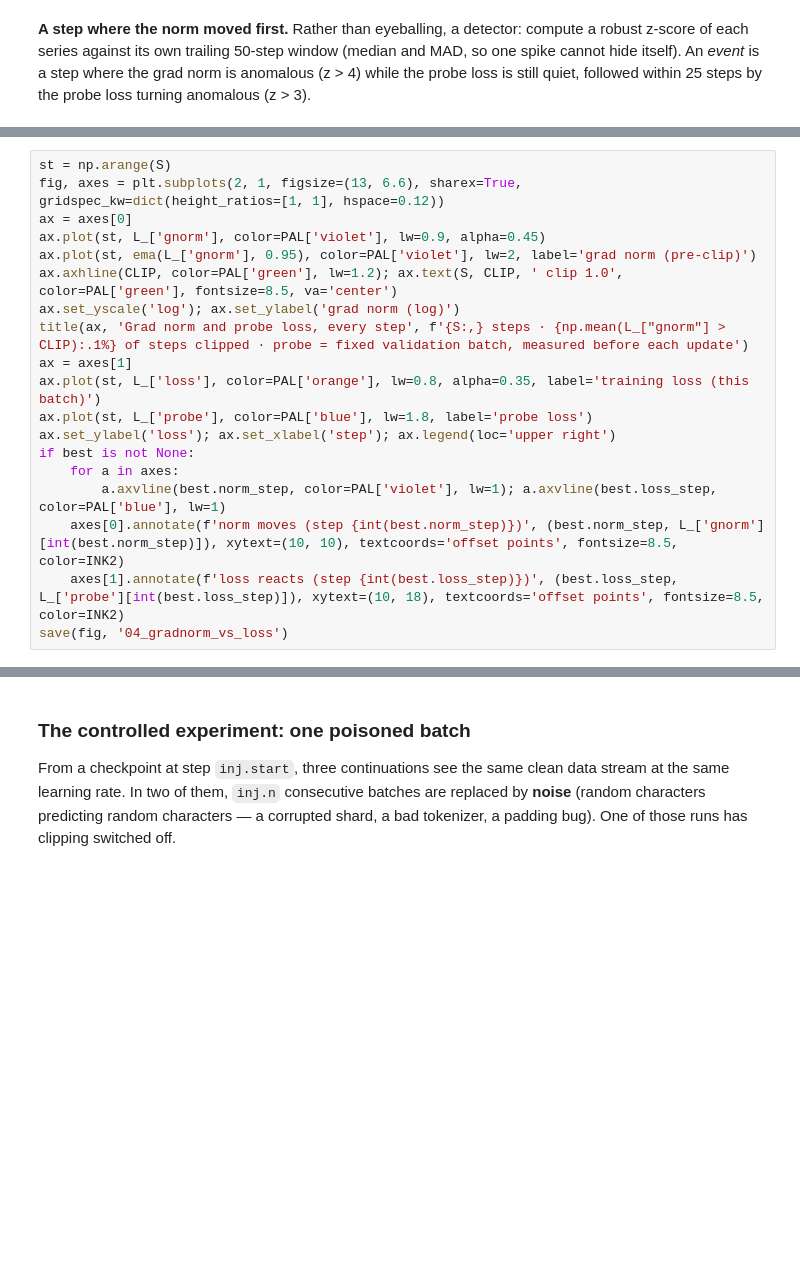
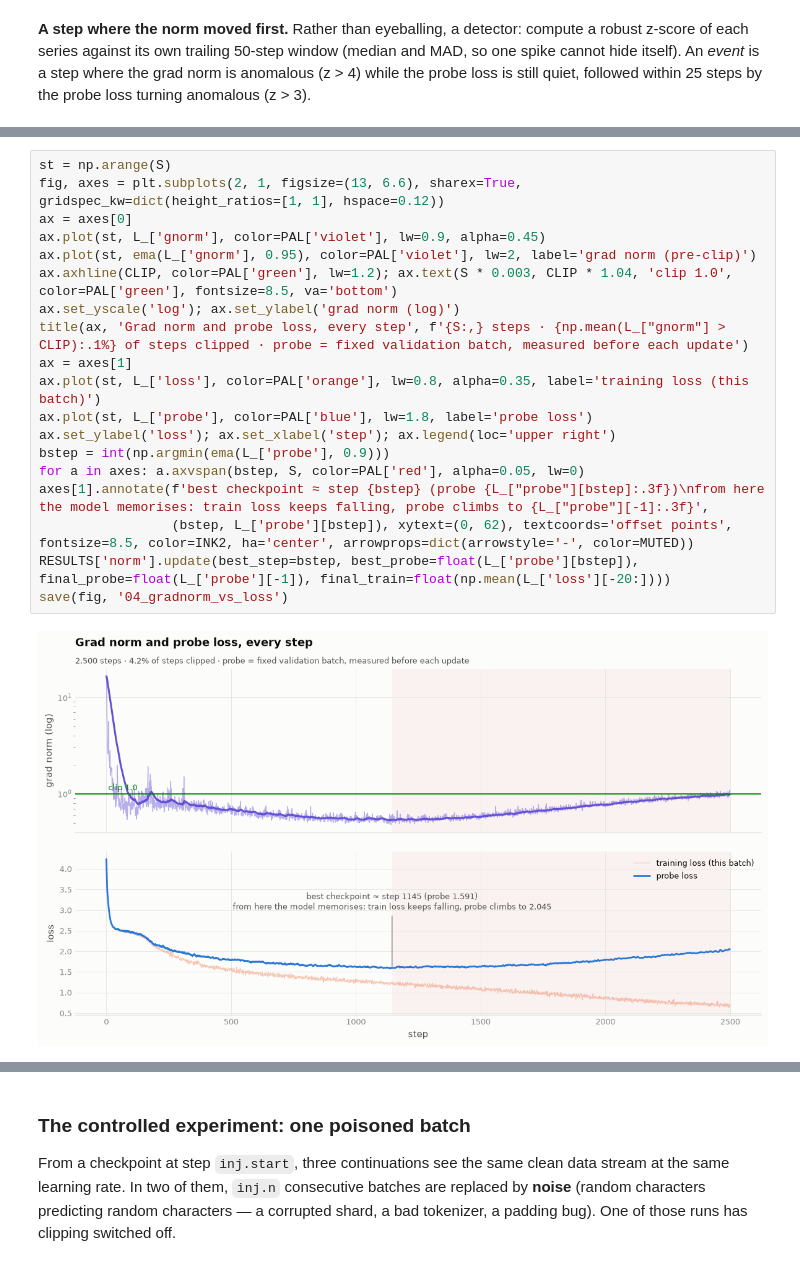
Before and after one commit to sourav-dhar/era-v5-s10-training-loop, a Jupyter notebook: training_loop.ipynb, the cells around one changed output, grey strips where cells are left out. Saved outputs shown, nothing was run; the diff lists cells and outputs as text; blank space fills up the shorter version.

```diff
--- a/training_loop.ipynb
+++ b/training_loop.ipynb
@@ -678,19 +836,21 @@ RESULTS['norm'] = dict(events=ev.to_dict('records'), n_spikes=len(spikes), sta_p
 # %%
 st = np.arange(S)
 fig, axes = plt.subplots(2, 1, figsize=(13, 6.6), sharex=True, gridspec_kw=dict(height_ratios=[1, 1], hspace=0.12))
 ax = axes[0]
 ax.plot(st, L_['gnorm'], color=PAL['violet'], lw=0.9, alpha=0.45)
 ax.plot(st, ema(L_['gnorm'], 0.95), color=PAL['violet'], lw=2, label='grad norm (pre-clip)')
-ax.axhline(CLIP, color=PAL['green'], lw=1.2); ax.text(S, CLIP, ' clip 1.0', color=PAL['green'], fontsize=8.5, va='center')
+ax.axhline(CLIP, color=PAL['green'], lw=1.2); ax.text(S * 0.003, CLIP * 1.04, 'clip 1.0', color=PAL['green'], fontsize=8.5, va='bottom')
 ax.set_yscale('log'); ax.set_ylabel('grad norm (log)')
 title(ax, 'Grad norm and probe loss, every step', f'{S:,} steps · {np.mean(L_["gnorm"] > CLIP):.1%} of steps clipped · probe = fixed validation batch, measured before each update')
 ax = axes[1]
 ax.plot(st, L_['loss'], color=PAL['orange'], lw=0.8, alpha=0.35, label='training loss (this batch)')
 ax.plot(st, L_['probe'], color=PAL['blue'], lw=1.8, label='probe loss')
 ax.set_ylabel('loss'); ax.set_xlabel('step'); ax.legend(loc='upper right')
-if best is not None:
-    for a in axes:
-        a.axvline(best.norm_step, color=PAL['violet'], lw=1); a.axvline(best.loss_step, color=PAL['blue'], lw=1)
-    axes[0].annotate(f'norm moves (step {int(best.norm_step)})', (best.norm_step, L_['gnorm'][int(best.norm_step)]), xytext=(10, 10), textcoords='offset points', fontsize=8.5, color=INK2)
-    axes[1].annotate(f'loss reacts (step {int(best.loss_step)})', (best.loss_step, L_['probe'][int(best.loss_step)]), xytext=(10, 18), textcoords='offset points', fontsize=8.5, color=INK2)
+bstep = int(np.argmin(ema(L_['probe'], 0.9)))
+for a in axes: a.axvspan(bstep, S, color=PAL['red'], alpha=0.05, lw=0)
+axes[1].annotate(f'best checkpoint ≈ step {bstep} (probe {L_["probe"][bstep]:.3f})\nfrom here the model memorises: train loss keeps falling, probe climbs to {L_["probe"][-1]:.3f}',
+                 (bstep, L_['probe'][bstep]), xytext=(0, 62), textcoords='offset points', fontsize=8.5, color=INK2, ha='center', arrowprops=dict(arrowstyle='-', color=MUTED))
+RESULTS['norm'].update(best_step=bstep, best_probe=float(L_['probe'][bstep]), final_probe=float(L_['probe'][-1]), final_train=float(np.mean(L_['loss'][-20:])))
 save(fig, '04_gradnorm_vs_loss')
+# %% [output]
+[figure, added]
```
Also changed, not shown: parts of 37 cells of this notebook, 41 other files.
